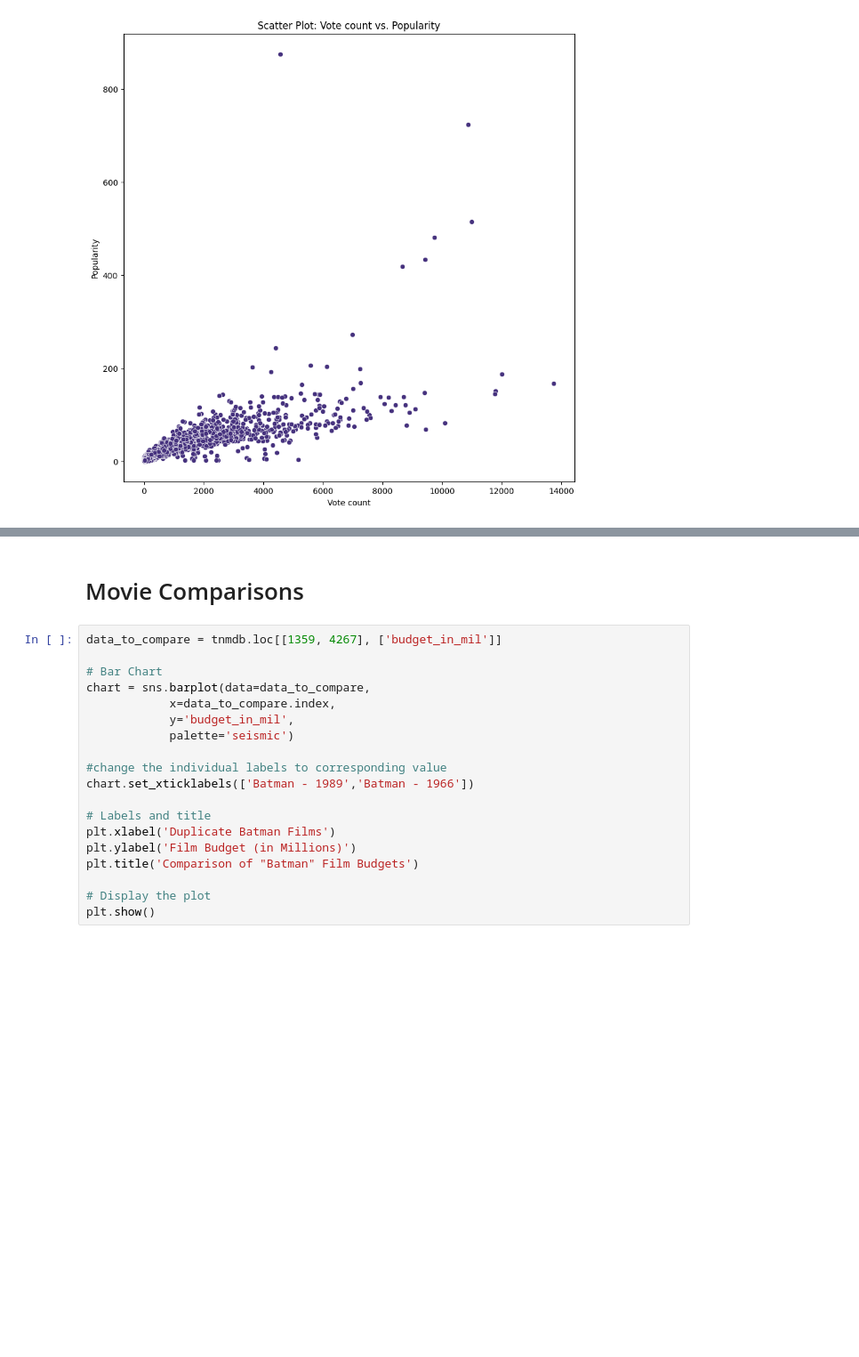
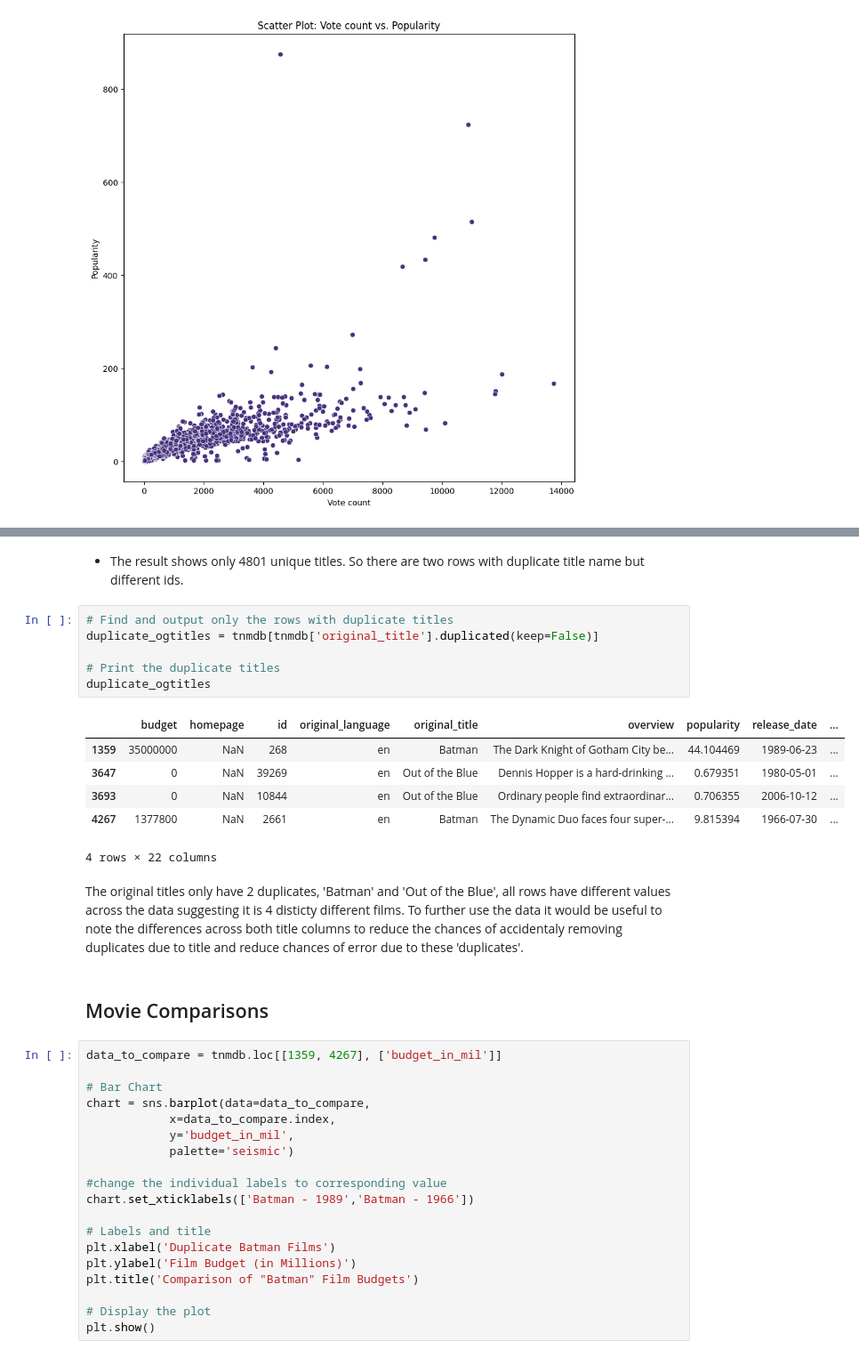
Before and after one commit to nat13lla/DF-TMDB, a Jupyter notebook: TMDB_Project.ipynb, the cells around one changed output, grey strips where cells are left out. Shown at 89% size. Drawn from its saved outputs; the diff is of its cells as text; blank space fills up the shorter version.

```diff
--- a/TMDB_Project.ipynb
+++ b/TMDB_Project.ipynb
@@ -706,5 +713,22 @@ plt.show()
+# %% [markdown]
+* The result shows only 4801 unique titles. So there are two rows with duplicate title name but different ids.
+# %%
+# Find and output only the rows with duplicate titles
+duplicate_ogtitles = tnmdb[tnmdb['original_title'].duplicated(keep=False)]
+
+# Print the duplicate titles
+duplicate_ogtitles
+# %% [output]
+|  | budget | homepage | id | original_language | original_title | overview | popularity | release_date | ... |
+| 1359 | 35000000 | NaN | 268 | en | Batman | The Dark Knight of Gotham City be... | 44.104469 | 1989-06-23 | ... |
+| 3647 | 0 | NaN | 39269 | en | Out of the Blue | Dennis Hopper is a hard-drinking ... | 0.679351 | 1980-05-01 | ... |
+| 3693 | 0 | NaN | 10844 | en | Out of the Blue | Ordinary people find extraordinar... | 0.706355 | 2006-10-12 | ... |
+| 4267 | 1377800 | NaN | 2661 | en | Batman | The Dynamic Duo faces four super-... | 9.815394 | 1966-07-30 | ... |
+4 rows × 22 columns
+# %% [markdown]
+The original titles only have 2 duplicates, 'Batman' and 'Out of the Blue', all rows have different values across the data suggesting it is 4 disticty different films. To further use the data it would be useful to note the differences across both title columns to reduce the chances of accidentaly removing duplicates due to title and reduce chances of error due to these 'duplicates'.
 # %% [markdown]
-# Movie Comparisons
+## Movie Comparisons
 # %%
 data_to_compare = tnmdb.loc[[1359, 4267], ['budget_in_mil']]
 
```
Also changed, not shown: parts of 46 cells of this notebook.
